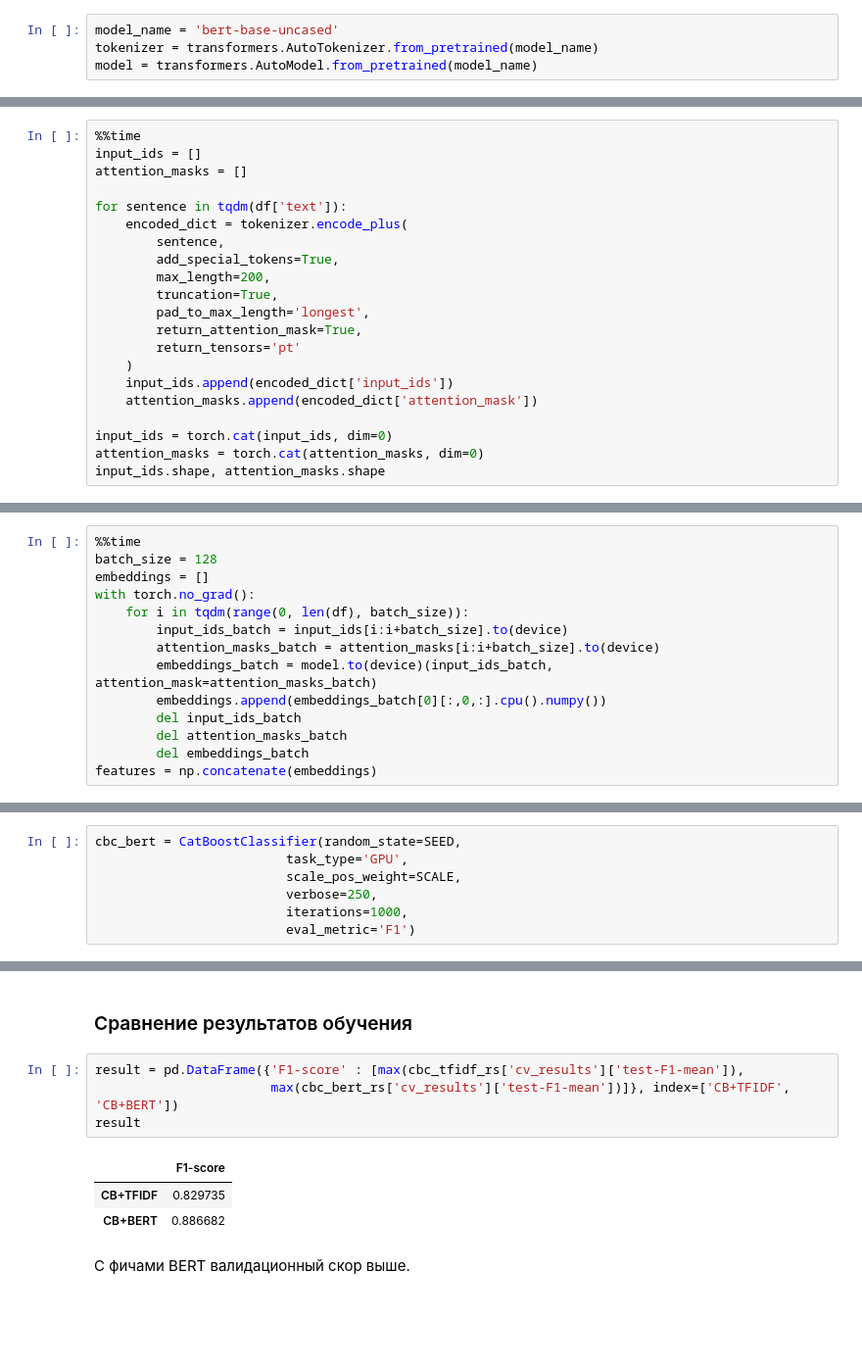
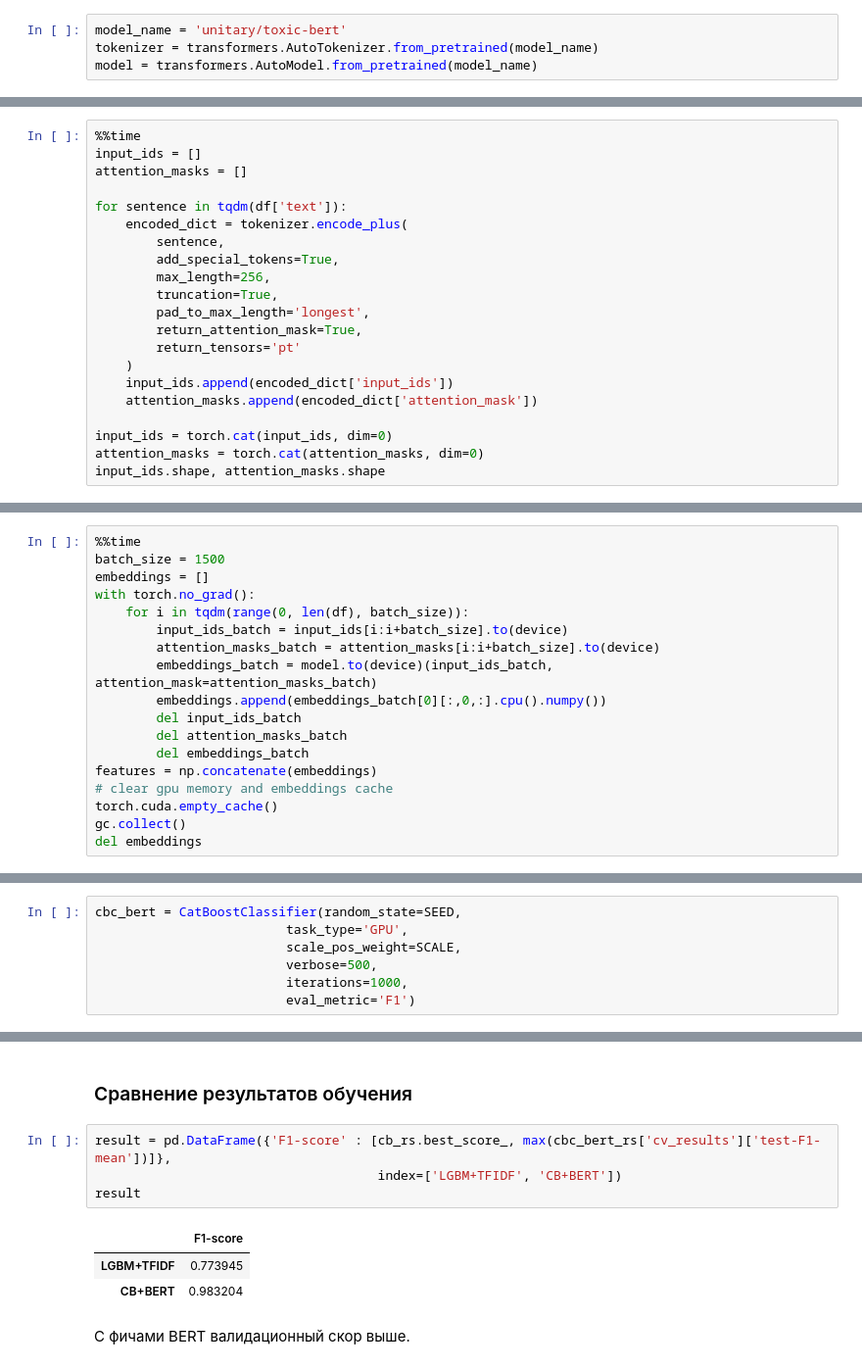
Before and after one commit to zokalicious/ds_practicum, a Jupyter notebook: toxic_bert/toxic_bert.ipynb, the cells around one changed output, grey strips where cells are left out. Shown at 98% size. Drawn from its saved outputs; the diff is of its cells as text; blank space fills up the shorter version.

```diff
--- a/toxic_bert/toxic_bert.ipynb
+++ b/toxic_bert/toxic_bert.ipynb
@@ -262,5 +284,5 @@ print(f'Метрика F1 для кросс-валидации CatBoostClassifie
 # %%
-model_name = 'bert-base-uncased'
+model_name = 'unitary/toxic-bert'
 tokenizer = transformers.AutoTokenizer.from_pretrained(model_name)
 model = transformers.AutoModel.from_pretrained(model_name)
 # %% [output]
@@ -281,7 +303,7 @@ for sentence in tqdm(df['text']):
     encoded_dict = tokenizer.encode_plus(
         sentence,
         add_special_tokens=True,
-        max_length=200,
+        max_length=256,
         truncation=True,
         pad_to_max_length='longest',
         return_attention_mask=True,
@@ -301,7 +323,7 @@ Wall time: 47.4 s
 Собираем эмбеддинги из тензора `PyTorch` в датафрейм features:
 # %%
 %%time
-batch_size = 128
+batch_size = 1500
 embeddings = []
 with torch.no_grad():
     for i in tqdm(range(0, len(df), batch_size)):
@@ -313,4 +335,8 @@ with torch.no_grad():
         del attention_masks_batch
         del embeddings_batch
 features = np.concatenate(embeddings)
+# clear gpu memory and embeddings cache
+torch.cuda.empty_cache()
+gc.collect()
+del embeddings
 # %% [output]
@@ -331,7 +357,7 @@ x_train_bert.shape, x_test_bert.shape
 cbc_bert = CatBoostClassifier(random_state=SEED,
                          task_type='GPU',
                          scale_pos_weight=SCALE,
-                         verbose=250,
+                         verbose=500,
                          iterations=1000,
                          eval_metric='F1')
 # %%
@@ -377,13 +403,13 @@ print(f'Метрика F1 для кросс-валидации CatBoostClassifie
 # %% [markdown]
 ### Сравнение результатов обучения
 # %%
-result = pd.DataFrame({'F1-score' : [max(cbc_tfidf_rs['cv_results']['test-F1-mean']),
-                       max(cbc_bert_rs['cv_results']['test-F1-mean'])]}, index=['CB+TFIDF', 'CB+BERT'])
+result = pd.DataFrame({'F1-score' : [cb_rs.best_score_, max(cbc_bert_rs['cv_results']['test-F1-mean'])]},
+                                     index=['LGBM+TFIDF', 'CB+BERT'])
 result
 # %% [output]
 |  | F1-score |
-| CB+TFIDF | 0.829735 |
-| CB+BERT | 0.886682 |
+| LGBM+TFIDF | 0.773945 |
+| CB+BERT | 0.983204 |
 # %% [markdown]
 С фичами BERT валидационный скор выше.
 # %% [markdown]
```
Also changed, not shown: parts of 44 cells of this notebook.
